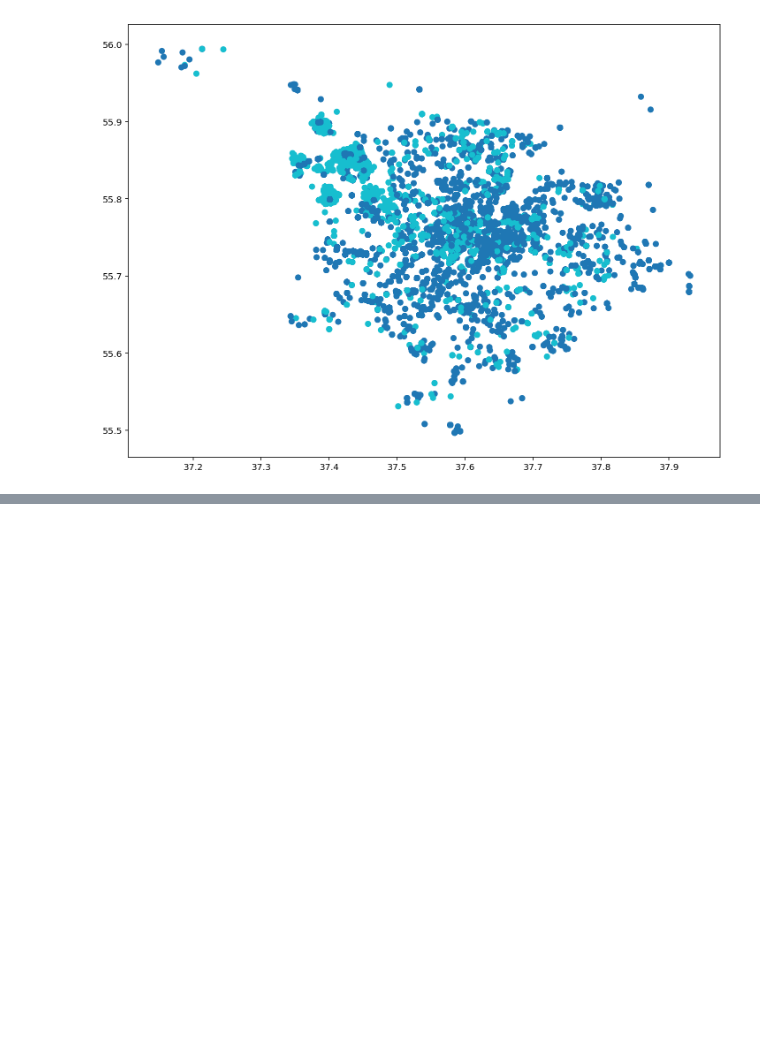
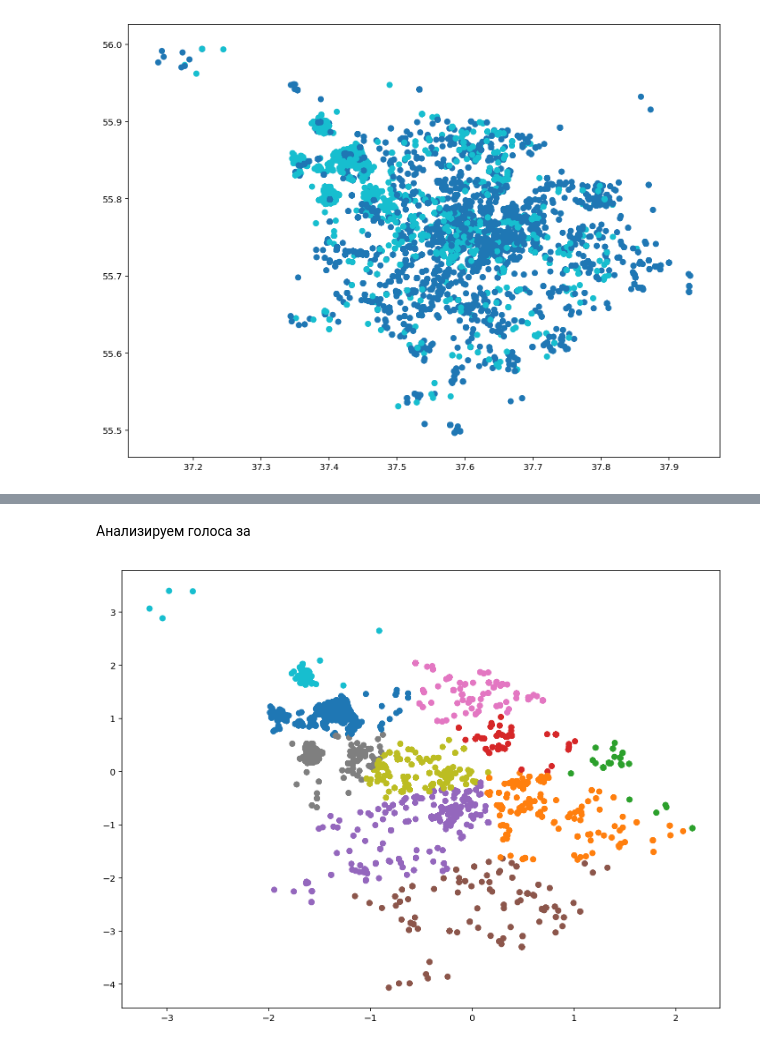
Before and after one commit to mrvanolog/Netology, a Jupyter notebook: Машинное обучение 2.0/Lesson5/homework clustering.ipynb, the cells around one changed output, grey strips where cells are left out. Drawn from its saved outputs; the diff is of its cells as text; code cells hidden in the pictures; blank space fills up the shorter version.

```diff
--- a/Машинное обучение 2.0/Lesson5/homework clustering.ipynb
+++ b/Машинное обучение 2.0/Lesson5/homework clustering.ipynb
@@ -103,0 +110,2 @@ print('Оптимальное число кластеров:', k_opt)
+# %%
+data_for = data[data.comment_class == 1]
@@ -103,0 +114,6 @@ print('Оптимальное число кластеров:', k_opt)
+# %%
+# трансформируем и нормализуем данные
+scaler = StandardScaler()
+X_for = np.array(list(zip(np.array(data_for.x), np.array(data_for.y))))
+
+X_for_scaled = scaler.fit_transform(X_for)
@@ -103,0 +125,11 @@ print('Оптимальное число кластеров:', k_opt)
+# %% [markdown]
+Анализируем голоса за
+# %%
+model_for_1 = MiniBatchKMeans(n_clusters=10)
+clusters_for_1 = model_for_1.fit_predict(X_for_scaled)
+# %%
+plt.figure(figsize=(12,9))
+plt.scatter(X_for_scaled[:, 0], X_for_scaled[:, 1], c=clusters_for_1, cmap='tab10')
+plt.show()
+# %% [output]
+[figure, added]
```
Also changed, not shown: parts of 17 cells of this notebook.
